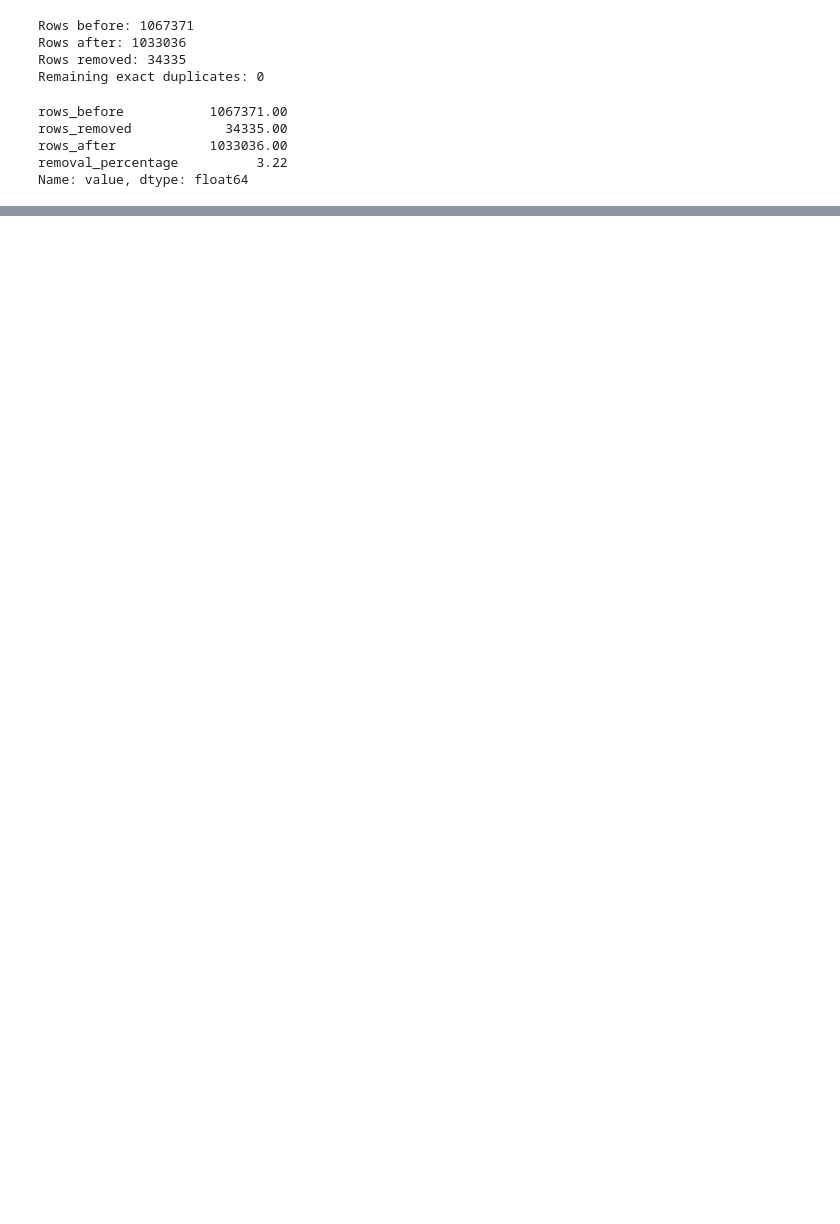
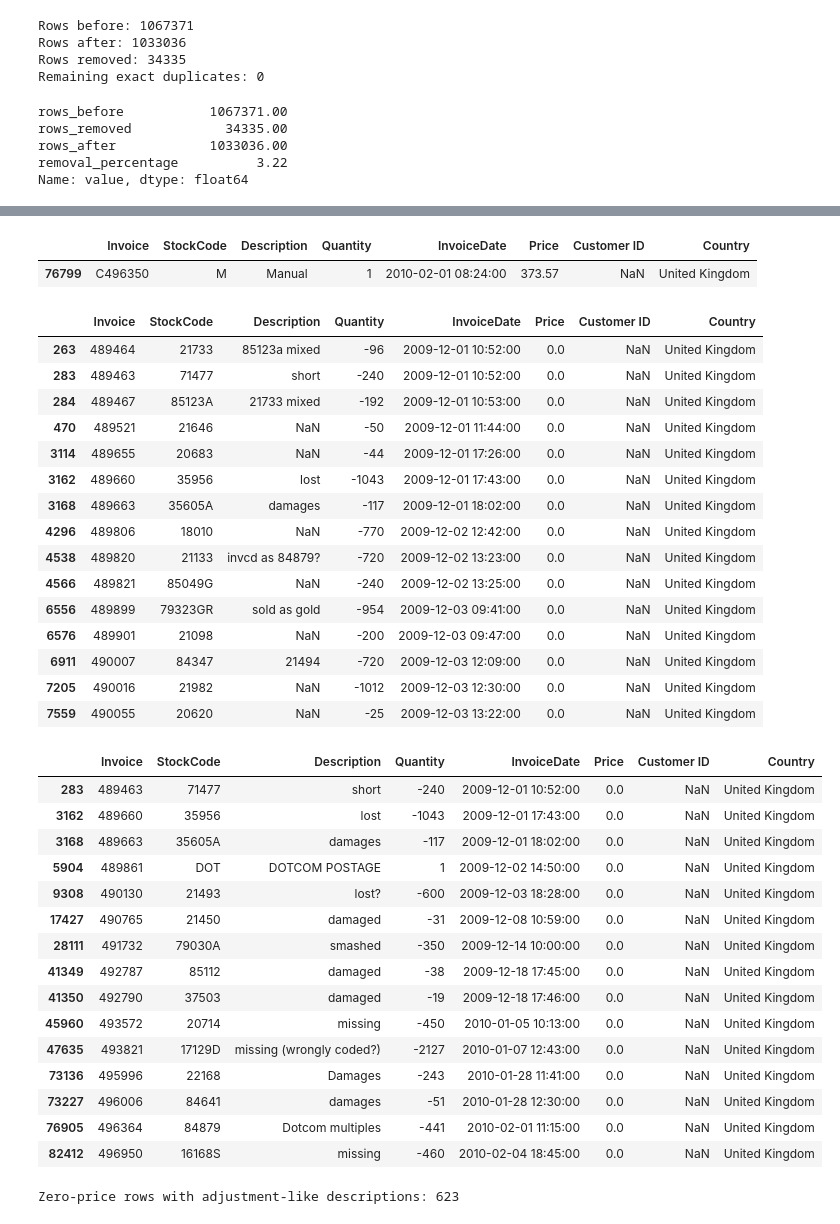
Before and after one commit to siddardha-007/retail-pulse-analytics, a Jupyter notebook: notebooks/02_data_cleaning.ipynb, the cells around one changed output, grey strips where cells are left out. Cells and saved outputs as stored; diff of their text form; code cells hidden in the pictures; blank space fills up the shorter version.

```diff
--- a/notebooks/02_data_cleaning.ipynb
+++ b/notebooks/02_data_cleaning.ipynb
@@ -110,0 +314,73 @@ Name: value, dtype: float64
+# %%
+# 1. Cancellation invoices with non-negative quantities
+display(
+    df_clean.loc[
+        cancellation_mask & (df_clean["Quantity"] >= 0)
+    ]
+)
+
+# 2. Negative quantities without a C invoice
+display(
+    df_clean.loc[
+        (~cancellation_mask) & (df_clean["Quantity"] < 0)
+    ].head(15)
+)
+
+# 3. Zero-price rows with descriptions that may indicate adjustments
+adjustment_pattern = (
+    r"damage|lost|missing|found|check|adjust|"
+    r"short|smashed|destroyed|thrown away|dotcom"
+)
+
+zero_price_df = df_clean.loc[df_clean["Price"] == 0]
+
+display(
+    zero_price_df.loc[
+        zero_price_df["Description"]
+        .str.contains(adjustment_pattern, case=False, na=False)
+    ].head(15)
+)
+
+# 4. Count zero-price rows matching these descriptions
+print(
+    "Zero-price rows with adjustment-like descriptions:",
+    zero_price_df["Description"]
+    .str.contains(adjustment_pattern, case=False, na=False)
+    .sum()
+)
+# %% [output]
+|  | Invoice | StockCode | Description | Quantity | InvoiceDate | Price | Customer ID | Country |
+| 76799 | C496350 | M | Manual | 1 | 2010-02-01 08:24:00 | 373.57 | NaN | United Kingdom |
+|  | Invoice | StockCode | Description | Quantity | InvoiceDate | Price | Customer ID | Country |
+| 263 | 489464 | 21733 | 85123a mixed | -96 | 2009-12-01 10:52:00 | 0.0 | NaN | United Kingdom |
+| 283 | 489463 | 71477 | short | -240 | 2009-12-01 10:52:00 | 0.0 | NaN | United Kingdom |
+| 284 | 489467 | 85123A | 21733 mixed | -192 | 2009-12-01 10:53:00 | 0.0 | NaN | United Kingdom |
+| 470 | 489521 | 21646 | NaN | -50 | 2009-12-01 11:44:00 | 0.0 | NaN | United Kingdom |
+| 3114 | 489655 | 20683 | NaN | -44 | 2009-12-01 17:26:00 | 0.0 | NaN | United Kingdom |
+| 3162 | 489660 | 35956 | lost | -1043 | 2009-12-01 17:43:00 | 0.0 | NaN | United Kingdom |
+| 3168 | 489663 | 35605A | damages | -117 | 2009-12-01 18:02:00 | 0.0 | NaN | United Kingdom |
+| 4296 | 489806 | 18010 | NaN | -770 | 2009-12-02 12:42:00 | 0.0 | NaN | United Kingdom |
+| 4538 | 489820 | 21133 | invcd as 84879? | -720 | 2009-12-02 13:23:00 | 0.0 | NaN | United Kingdom |
+| 4566 | 489821 | 85049G | NaN | -240 | 2009-12-02 13:25:00 | 0.0 | NaN | United Kingdom |
+| 6556 | 489899 | 79323GR | sold as gold | -954 | 2009-12-03 09:41:00 | 0.0 | NaN | United Kingdom |
+| 6576 | 489901 | 21098 | NaN | -200 | 2009-12-03 09:47:00 | 0.0 | NaN | United Kingdom |
+| 6911 | 490007 | 84347 | 21494 | -720 | 2009-12-03 12:09:00 | 0.0 | NaN | United Kingdom |
+| 7205 | 490016 | 21982 | NaN | -1012 | 2009-12-03 12:30:00 | 0.0 | NaN | United Kingdom |
+| 7559 | 490055 | 20620 | NaN | -25 | 2009-12-03 13:22:00 | 0.0 | NaN | United Kingdom |
+|  | Invoice | StockCode | Description | Quantity | InvoiceDate | Price | Customer ID | Country |
+| 283 | 489463 | 71477 | short | -240 | 2009-12-01 10:52:00 | 0.0 | NaN | United Kingdom |
+| 3162 | 489660 | 35956 | lost | -1043 | 2009-12-01 17:43:00 | 0.0 | NaN | United Kingdom |
+| 3168 | 489663 | 35605A | damages | -117 | 2009-12-01 18:02:00 | 0.0 | NaN | United Kingdom |
+| 5904 | 489861 | DOT | DOTCOM POSTAGE | 1 | 2009-12-02 14:50:00 | 0.0 | NaN | United Kingdom |
+| 9308 | 490130 | 21493 | lost? | -600 | 2009-12-03 18:28:00 | 0.0 | NaN | United Kingdom |
+| 17427 | 490765 | 21450 | damaged | -31 | 2009-12-08 10:59:00 | 0.0 | NaN | United Kingdom |
+| 28111 | 491732 | 79030A | smashed | -350 | 2009-12-14 10:00:00 | 0.0 | NaN | United Kingdom |
+| 41349 | 492787 | 85112 | damaged | -38 | 2009-12-18 17:45:00 | 0.0 | NaN | United Kingdom |
+| 41350 | 492790 | 37503 | damaged | -19 | 2009-12-18 17:46:00 | 0.0 | NaN | United Kingdom |
+| 45960 | 493572 | 20714 | missing | -450 | 2010-01-05 10:13:00 | 0.0 | NaN | United Kingdom |
+| 47635 | 493821 | 17129D | missing (wrongly coded?) | -2127 | 2010-01-07 12:43:00 | 0.0 | NaN | United Kingdom |
+| 73136 | 495996 | 22168 | Damages | -243 | 2010-01-28 11:41:00 | 0.0 | NaN | United Kingdom |
+| 73227 | 496006 | 84641 | damages | -51 | 2010-01-28 12:30:00 | 0.0 | NaN | United Kingdom |
+| 76905 | 496364 | 84879 | Dotcom multiples | -441 | 2010-02-01 11:15:00 | 0.0 | NaN | United Kingdom |
+| 82412 | 496950 | 16168S | missing | -460 | 2010-02-04 18:45:00 | 0.0 | NaN | United Kingdom |
+Zero-price rows with adjustment-like descriptions: 623
```
Also changed, not shown: parts of 11 cells of this notebook.
